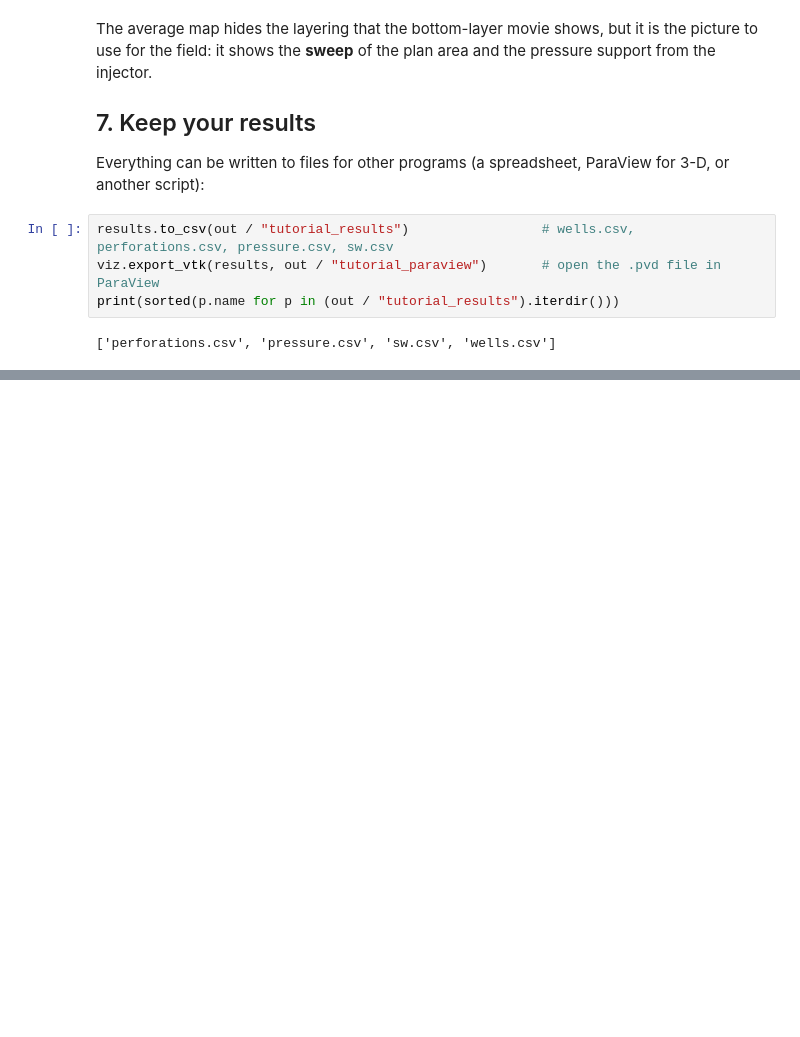
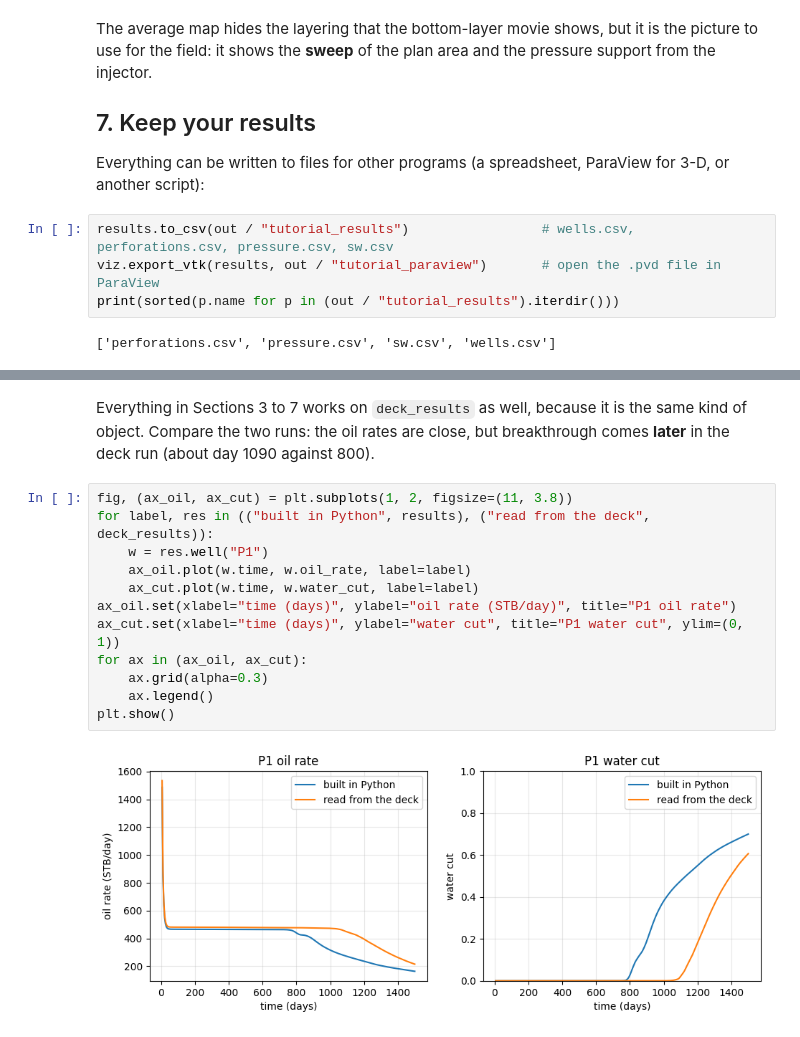
Before and after one commit to MElfeel/kusim, a Jupyter notebook: examples/tutorial_first_simulation.ipynb, the cells around one changed output, grey strips where cells are left out. Cells and saved outputs as stored; diff of their text form; blank space fills up the shorter version.

```diff
--- a/examples/tutorial_first_simulation.ipynb
+++ b/examples/tutorial_first_simulation.ipynb
@@ -425,0 +506,17 @@ print(sorted(p.name for p in (out / "tutorial_results").iterdir()))
+# %% [markdown]
+Everything in Sections 3 to 7 works on `deck_results` as well, because it is the same kind of object. Compare the two runs: the
+oil rates are close, but breakthrough comes **later** in the deck run (about day 1090 against 800).
+# %%
+fig, (ax_oil, ax_cut) = plt.subplots(1, 2, figsize=(11, 3.8))
+for label, res in (("built in Python", results), ("read from the deck", deck_results)):
+    w = res.well("P1")
+    ax_oil.plot(w.time, w.oil_rate, label=label)
+    ax_cut.plot(w.time, w.water_cut, label=label)
+ax_oil.set(xlabel="time (days)", ylabel="oil rate (STB/day)", title="P1 oil rate")
+ax_cut.set(xlabel="time (days)", ylabel="water cut", title="P1 water cut", ylim=(0, 1))
+for ax in (ax_oil, ax_cut):
+    ax.grid(alpha=0.3)
+    ax.legend()
+plt.show()
+# %% [output]
+[figure, added]
```
Also changed, not shown: parts of 10 cells of this notebook, 1 other file.
